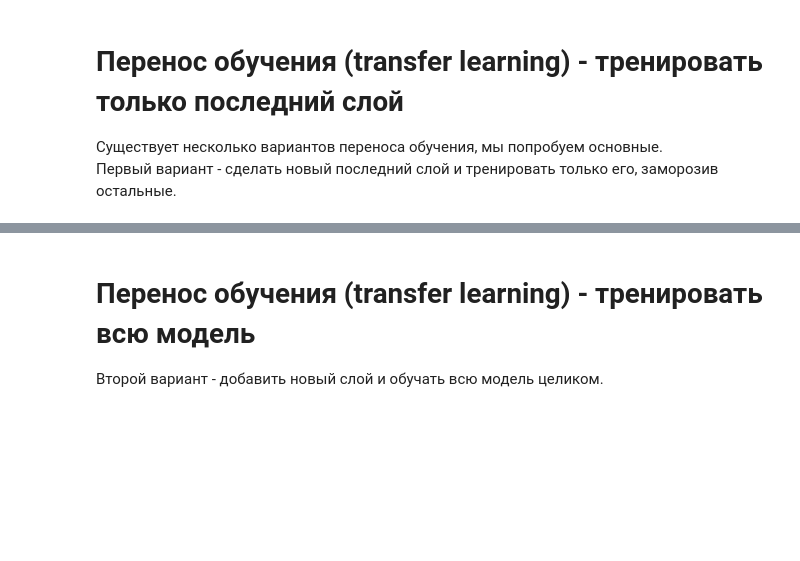
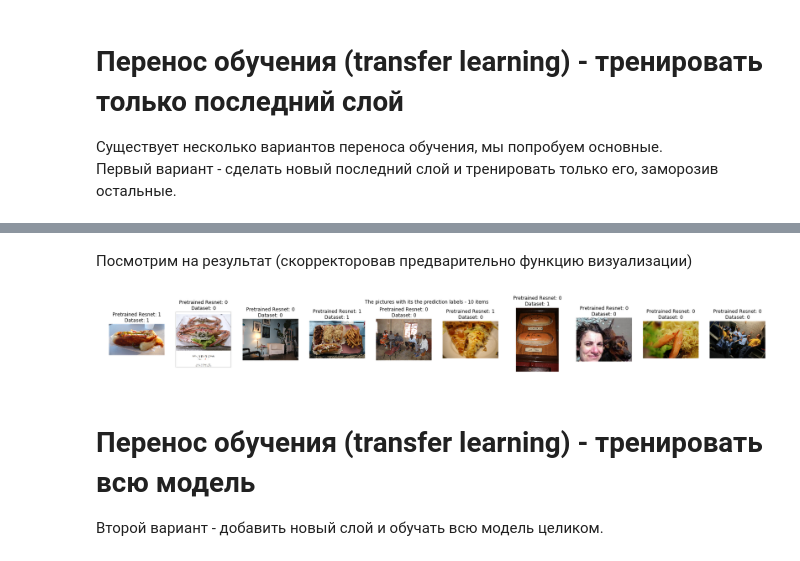
Before and after one commit to shereshevskiy/dlcourse_ai, a Jupyter notebook: assignments/assignment4/HotdogOrNot_colab.ipynb, the cells around one changed output, grey strips where cells are left out. Saved outputs shown, nothing was run; the diff lists cells and outputs as text; code cells hidden in the pictures; blank space fills up the shorter version.

```diff
--- a/assignments/assignment4/HotdogOrNot_colab.ipynb
+++ b/assignments/assignment4/HotdogOrNot_colab.ipynb
@@ -327,3 +405,50 @@ loss_history, train_history, val_history = train_model(model, train_loader, val_
+# %% [markdown]
+Посмотрим на результат (скорректоровав предварительно функцию визуализации)
+# %%
+def visualize_samples_pretrained_resnetprediction(folder, model, classes, title=None, count=10):
+
+    # data for model
+    dataset_for_model = HotdogOrNotDataset(folder,
+                       transform=transforms.Compose([
+                           transforms.Resize((224, 224)),
+                           transforms.ToTensor(),
+                           # Use mean and std for pretrained models
+                           # https://pytorch.org/docs/stable/torchvision/models.html
+                           transforms.Normalize(mean=[0.485, 0.456, 0.406],
+                                 std=[0.229, 0.224, 0.225])
+                       ])
+                      )
+    # data for vizualization
+    dataset_for_vizual = HotdogOrNotDataset(folder)
+
+    # random indices
+    random_indices = np.random.choice(np.arange(len(dataset_for_model)), count, replace=False)
+
+    # vizualization and calculation the prediction labels for choosed indices
+    plt.figure(figsize=(count*3,3))
+    if title:
+        plt.suptitle(f"{title} - {len(random_indices)} items\n\n")
+
+    for i, index in enumerate(random_indices):
+        x_viz, y_viz, _ = dataset_for_vizual[index]
+        x_mod, y_mod, _ = dataset_for_model[index]
+
+        model = model.to(device)
+        x_mod = x_mod.to(device)
+
+        model.eval()
+        prediction = model(x_mod[None, :, :, :])
+        prediction_index = torch.argmax(prediction, 1)
+
+        plt.subplot(1,count,i+1)
+        plt.title(f"Pretrained Resnet: {prediction_index.item()}\nDataset: {y_mod}")
+        plt.imshow(x_viz)
+        plt.grid(False)
+        plt.axis('off')
+# %%
+visualize_samples_pretrained_resnetprediction(train_folder, model, classes, title="The pictures with its the prediction labels")
+# %% [output]
+[figure, added]
 # %% [markdown]
 # Перенос обучения (transfer learning) - тренировать всю модель
 
```
Also changed, not shown: parts of 21 cells of this notebook.
